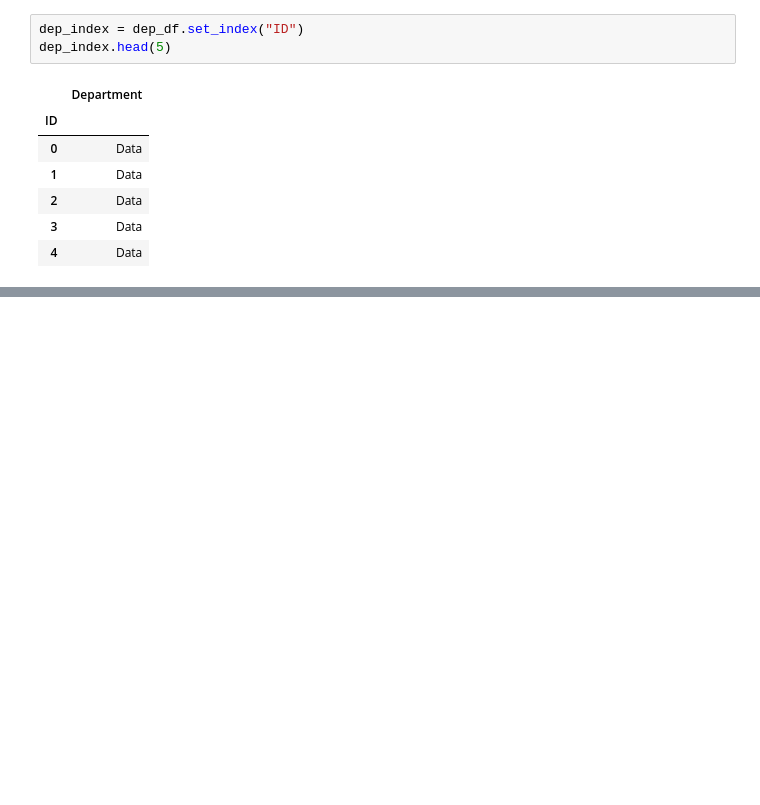
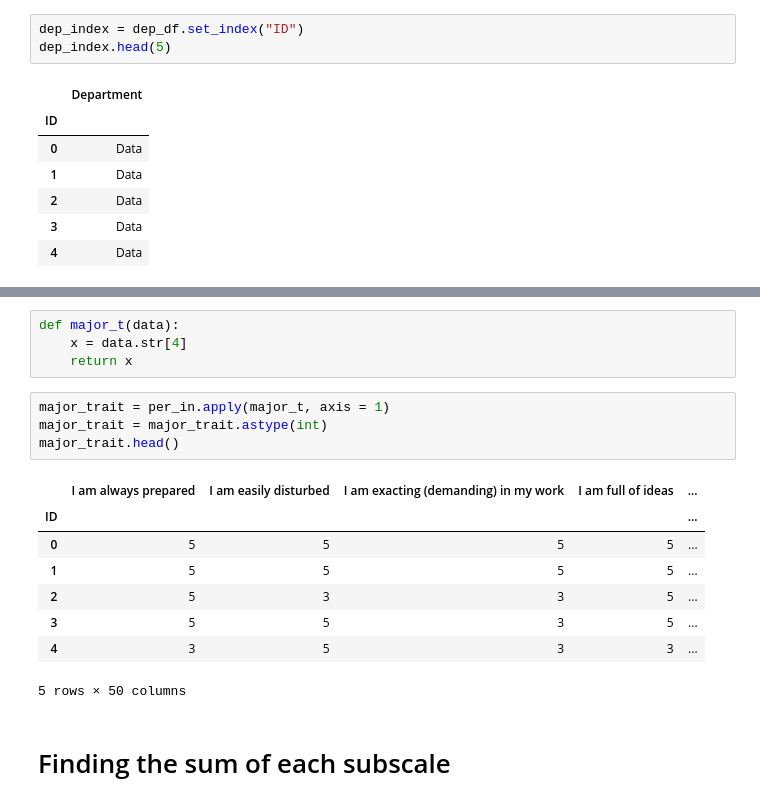
Before and after one commit to rethabilethulo/Data_wrangling, a Jupyter notebook: Data Wrangling.ipynb, the cells around one changed output, grey strips where cells are left out. Cells and saved outputs as stored; diff of their text form; blank space fills up the shorter version.

```diff
--- a/Data Wrangling.ipynb
+++ b/Data Wrangling.ipynb
@@ -148,0 +206,19 @@ ptraits = dict({
+# %%
+def major_t(data):
+    x = data.str[4]
+    return x
+# %%
+major_trait = per_in.apply(major_t, axis = 1)
+major_trait = major_trait.astype(int)
+major_trait.head()
+# %% [output]
+|  | I am always prepared | I am easily disturbed | I am exacting (demanding) in my work | I am full of ideas | ... |
+| ID |  |  |  |  | ... |
+| 0 | 5 | 5 | 5 | 5 | ... |
+| 1 | 5 | 5 | 5 | 5 | ... |
+| 2 | 5 | 3 | 3 | 5 | ... |
+| 3 | 5 | 5 | 3 | 5 | ... |
+| 4 | 3 | 5 | 3 | 3 | ... |
+5 rows × 50 columns
+# %% [markdown]
+# Finding the sum of each subscale
```
Also changed, not shown: parts of 25 cells of this notebook.
